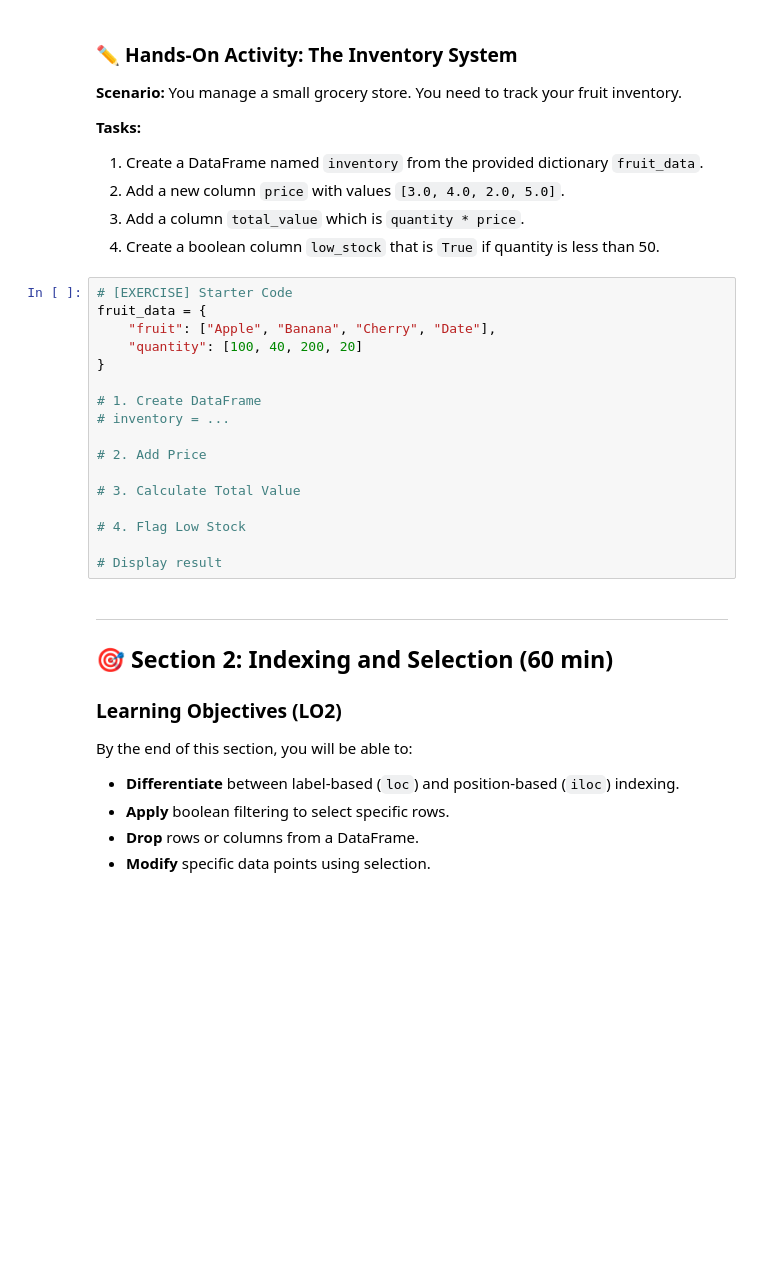
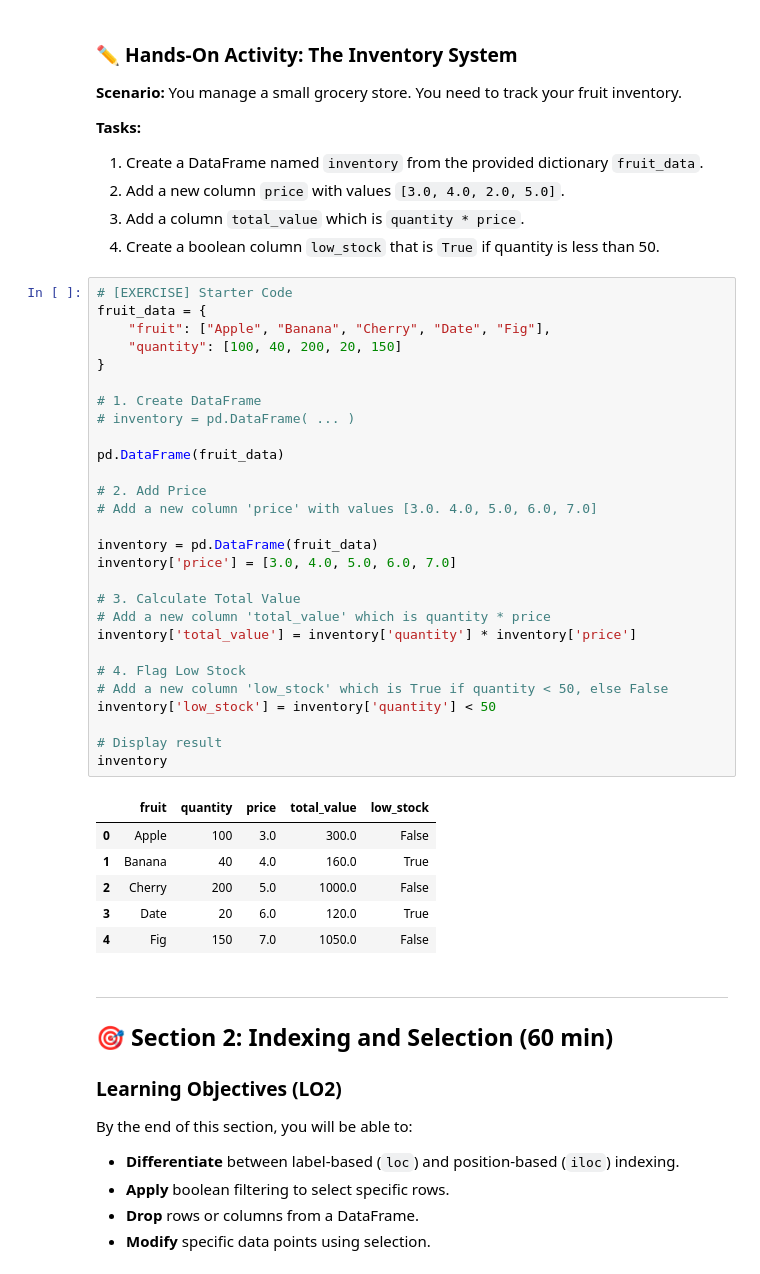
Before and after one commit to fredchan23/6m-data-1.7-intro-pandas, a Jupyter notebook: notebooks/pandas_lesson.ipynb, the cells around one changed output. Drawn from its saved outputs; the diff is of its cells as text; blank space fills up the shorter version.

```diff
--- a/notebooks/pandas_lesson.ipynb
+++ b/notebooks/pandas_lesson.ipynb
@@ -147,20 +193,38 @@ display(data_with_nan.notna())
 # %%
 # [EXERCISE] Starter Code
 fruit_data = {
-    "fruit": ["Apple", "Banana", "Cherry", "Date"],
-    "quantity": [100, 40, 200, 20]
+    "fruit": ["Apple", "Banana", "Cherry", "Date", "Fig"],
+    "quantity": [100, 40, 200, 20, 150]
 }
 
 # 1. Create DataFrame
-# inventory = ...
+# inventory = pd.DataFrame( ... )
+
+pd.DataFrame(fruit_data)
 
 # 2. Add Price
+# Add a new column 'price' with values [3.0. 4.0, 5.0, 6.0, 7.0]
+
+inventory = pd.DataFrame(fruit_data)
+inventory['price'] = [3.0, 4.0, 5.0, 6.0, 7.0]
 
 # 3. Calculate Total Value
+# Add a new column 'total_value' which is quantity * price
+inventory['total_value'] = inventory['quantity'] * inventory['price']
 
 # 4. Flag Low Stock
+# Add a new column 'low_stock' which is True if quantity < 50, else False
+inventory['low_stock'] = inventory['quantity'] < 50
 
 # Display result
+inventory
+# %% [output]
+|  | fruit | quantity | price | total_value | low_stock |
+| 0 | Apple | 100 | 3.0 | 300.0 | False |
+| 1 | Banana | 40 | 4.0 | 160.0 | True |
+| 2 | Cherry | 200 | 5.0 | 1000.0 | False |
+| 3 | Date | 20 | 6.0 | 120.0 | True |
+| 4 | Fig | 150 | 7.0 | 1050.0 | False |
 # %% [markdown]
 ---
 
```
Also changed, not shown: parts of 23 cells of this notebook, 2 other files.
